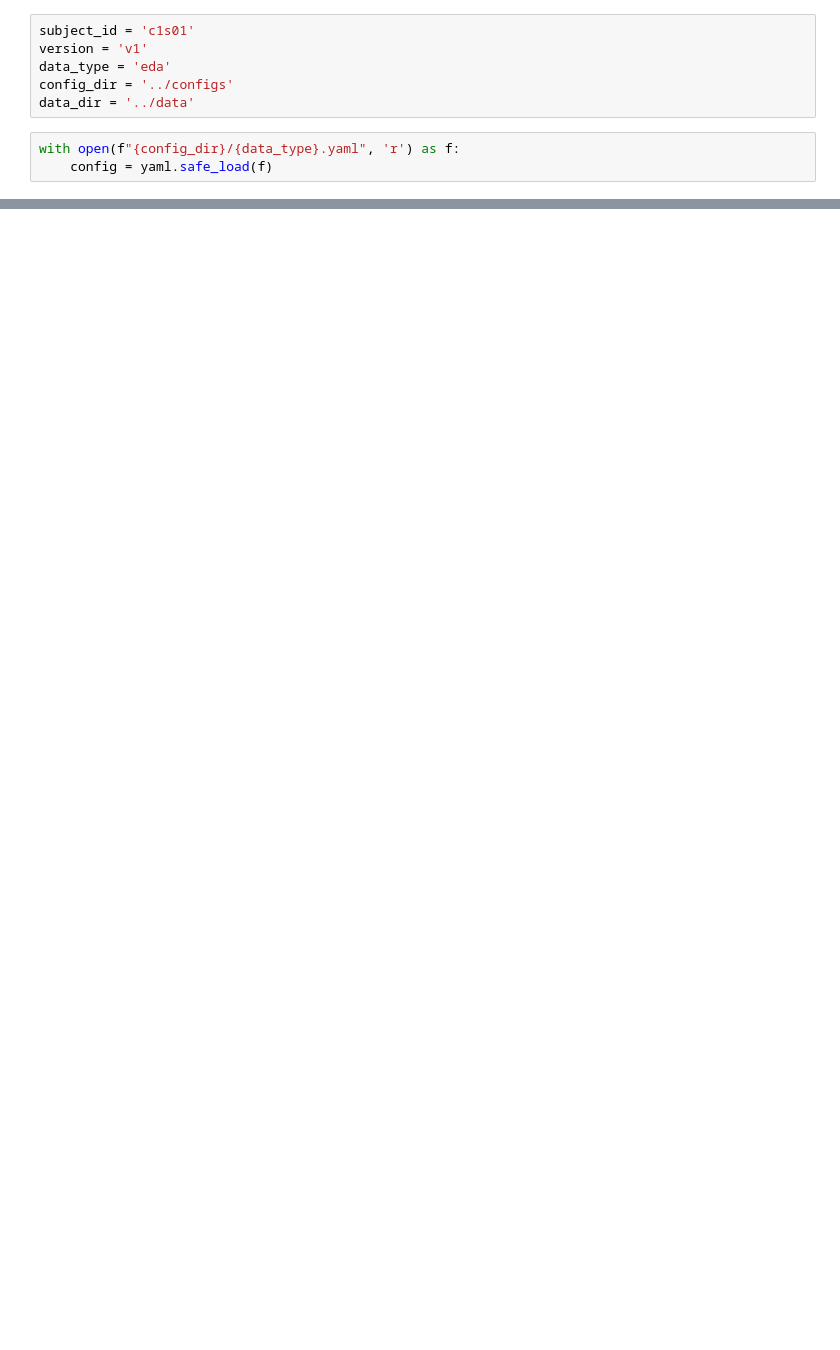
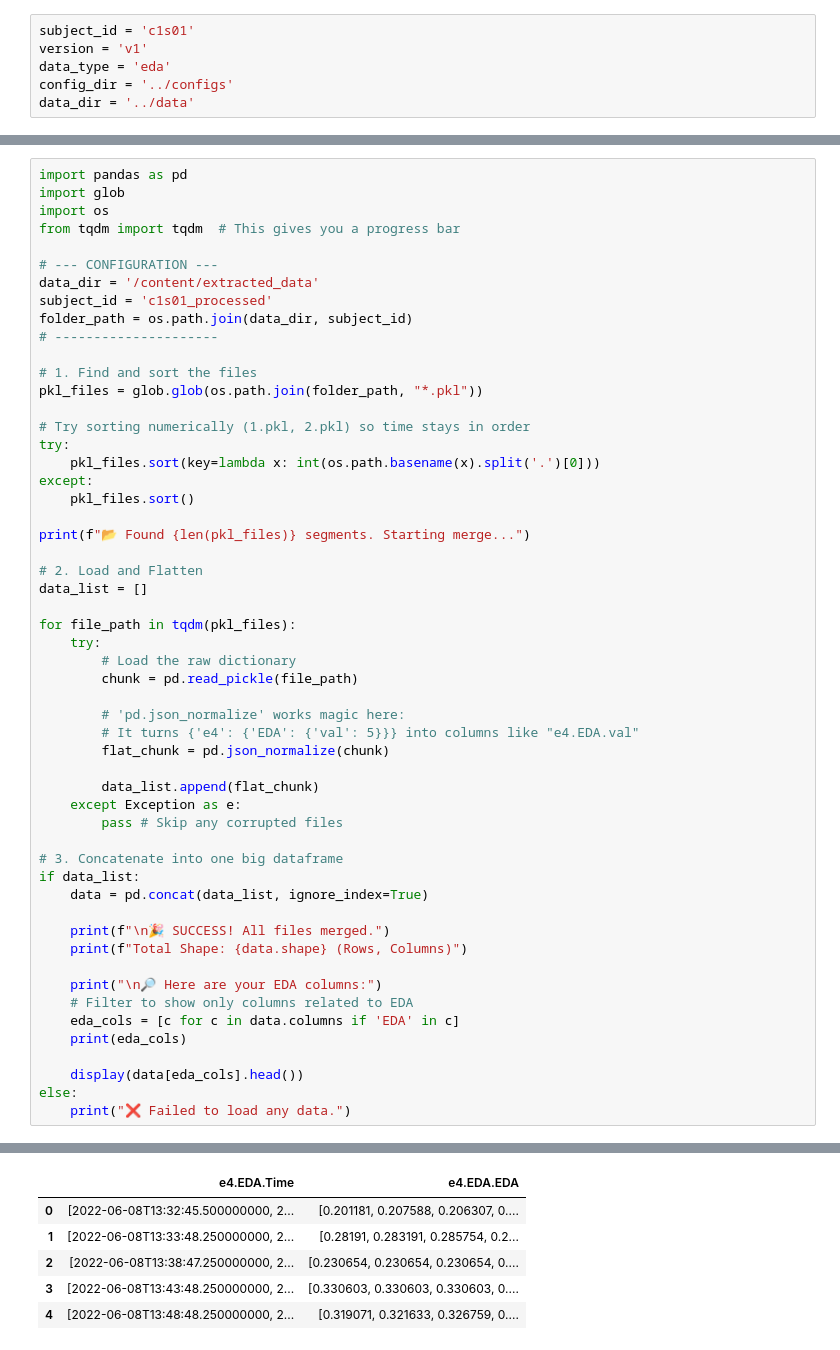
Before and after one commit to genfre/Glycosense-Non-Invasive-Glucose-Monitoring, a Jupyter notebook: hypoglycemia_prediction/notebooks/train.ipynb, the cells around one changed output, grey strips where cells are left out. Drawn from its saved outputs; the diff is of its cells as text; blank space fills up the shorter version.

```diff
--- a/hypoglycemia_prediction/notebooks/train.ipynb
+++ b/hypoglycemia_prediction/notebooks/train.ipynb
@@ -138,6 +260,3 @@ version = 'v1'
 data_type = 'eda'
 config_dir = '../configs'
 data_dir = '../data'
-# %%
-with open(f"{config_dir}/{data_type}.yaml", 'r') as f:
-    config = yaml.safe_load(f)
@@ -272,0 +416,55 @@ for epoch in range(config['epochs']):
+# %%
+import pandas as pd
+import glob
+import os
+from tqdm import tqdm  # This gives you a progress bar
+
+# --- CONFIGURATION ---
+data_dir = '/content/extracted_data'
+subject_id = 'c1s01_processed'
+folder_path = os.path.join(data_dir, subject_id)
+# ---------------------
+
+# 1. Find and sort the files
+pkl_files = glob.glob(os.path.join(folder_path, "*.pkl"))
+
+# Try sorting numerically (1.pkl, 2.pkl) so time stays in order
+try:
+    pkl_files.sort(key=lambda x: int(os.path.basename(x).split('.')[0]))
+except:
+    pkl_files.sort()
+
+print(f"📂 Found {len(pkl_files)} segments. Starting merge...")
+
+# 2. Load and Flatten
+data_list = []
+
+for file_path in tqdm(pkl_files):
+    try:
+        # Load the raw dictionary
+        chunk = pd.read_pickle(file_path)
+
+        # 'pd.json_normalize' works magic here:
+        # It turns {'e4': {'EDA': {'val': 5}}} into columns like "e4.EDA.val"
+        flat_chunk = pd.json_normalize(chunk)
+
+        data_list.append(flat_chunk)
+    except Exception as e:
+        pass # Skip any corrupted files
+
+# 3. Concatenate into one big dataframe
+if data_list:
+    data = pd.concat(data_list, ignore_index=True)
+
+    print(f"\n🎉 SUCCESS! All files merged.")
+    print(f"Total Shape: {data.shape} (Rows, Columns)")
+
+    print("\n🔎 Here are your EDA columns:")
+    # Filter to show only columns related to EDA
+    eda_cols = [c for c in data.columns if 'EDA' in c]
+    print(eda_cols)
+
+    display(data[eda_cols].head())
+else:
+    print("❌ Failed to load any data.")
+# %% [output]
@@ -272,0 +477,6 @@ for epoch in range(config['epochs']):
+|  | e4.EDA.Time | e4.EDA.EDA |
+| 0 | [2022-06-08T13:32:45.500000000, 2... | [0.201181, 0.207588, 0.206307, 0.... |
+| 1 | [2022-06-08T13:33:48.250000000, 2... | [0.28191, 0.283191, 0.285754, 0.2... |
+| 2 | [2022-06-08T13:38:47.250000000, 2... | [0.230654, 0.230654, 0.230654, 0.... |
+| 3 | [2022-06-08T13:43:48.250000000, 2... | [0.330603, 0.330603, 0.330603, 0.... |
+| 4 | [2022-06-08T13:48:48.250000000, 2... | [0.319071, 0.321633, 0.326759, 0.... |
```
Also changed, not shown: parts of 21 cells of this notebook.
